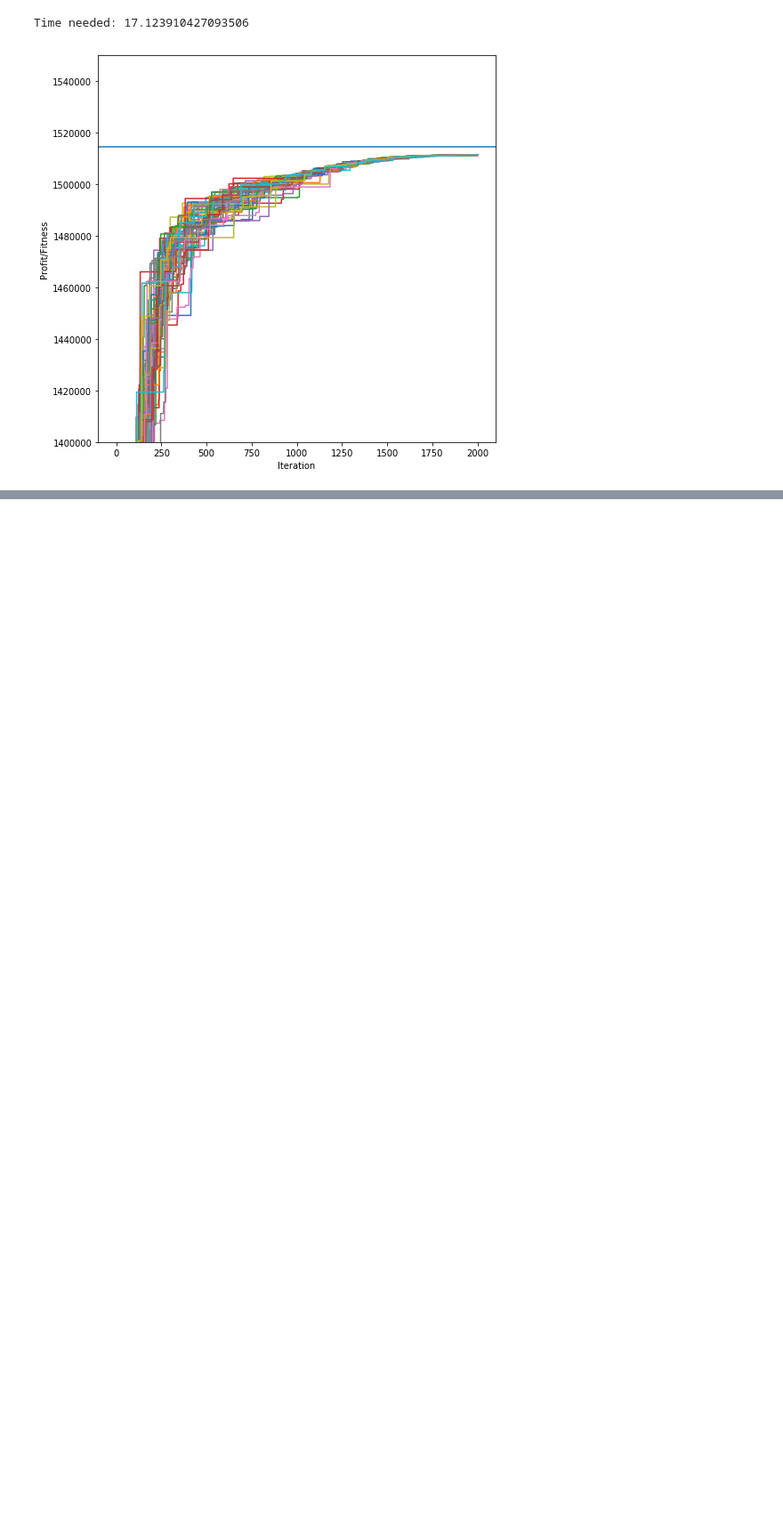
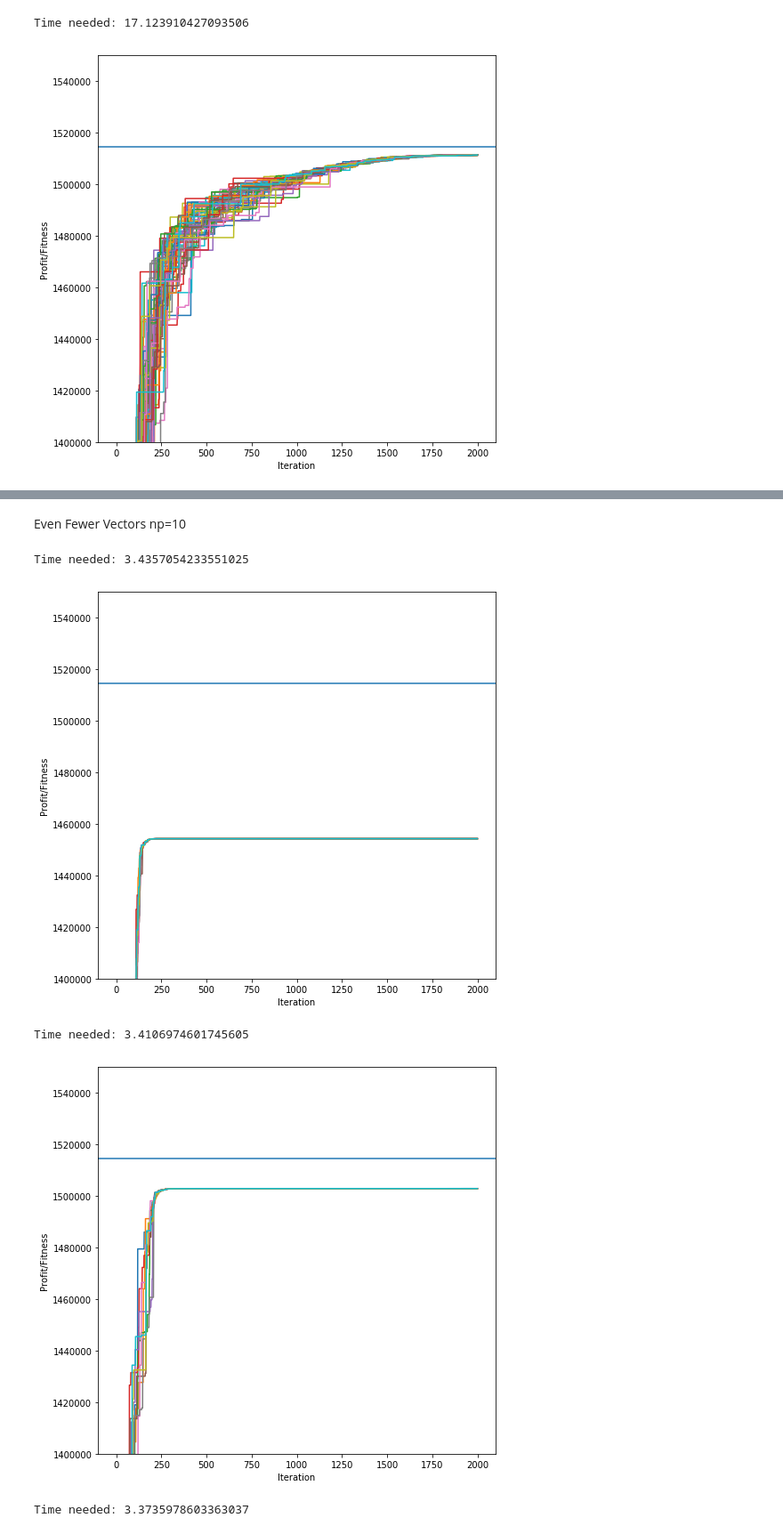
Before and after one commit to bereRadeck/NIA-Homework, a Jupyter notebook: ex4/tests.ipynb, the cells around one changed output, grey strips where cells are left out. Shown at 89% size. Saved outputs shown, nothing was run; the diff lists cells and outputs as text; code cells hidden in the pictures; blank space fills up the shorter version.

```diff
--- a/ex4/tests.ipynb
+++ b/ex4/tests.ipynb
@@ -207,0 +97,32 @@ visualize(DifferentialEvolution,500)
+# %% [markdown]
+Even Fewer Vectors np=10
+# %%
+np=10
+#xmin = 0
+#xmax = 100
+problemnumber = 1
+F = 0.3
+Cr = 0.5
+iterations = 2000
+
+
+#initializer = Initializer(xmin, xmax, np)
+ppp = PPP(problemnumber)
+initializer = Initializer(ppp, np)
+donorgenerator = DonorGenerator(F)
+trialgenerator = TrialGenerator(Cr,problemnumber)
+selector = Selector(ppp)
+de = DE
+
+
+DifferentialEvolution = de(ppp, initializer, donorgenerator, trialgenerator, selector)
+
+visualize(DifferentialEvolution,iterations)
+visualize(DifferentialEvolution,iterations)
+visualize(DifferentialEvolution,iterations)
+# %% [output]
+Time needed: 3.4357054233551025
+[figure, added]
+Time needed: 3.4106974601745605
+[figure, added]
+Time needed: 3.3735978603363037
```
Also changed, not shown: parts of 68 cells of this notebook.
